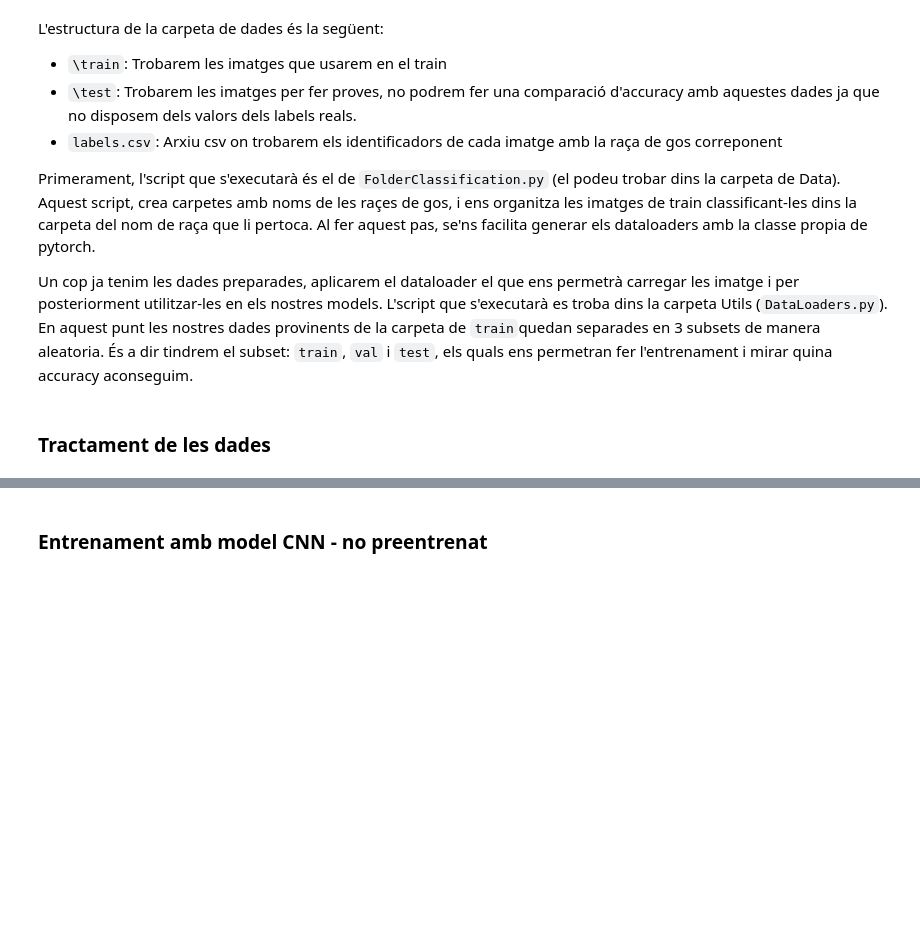
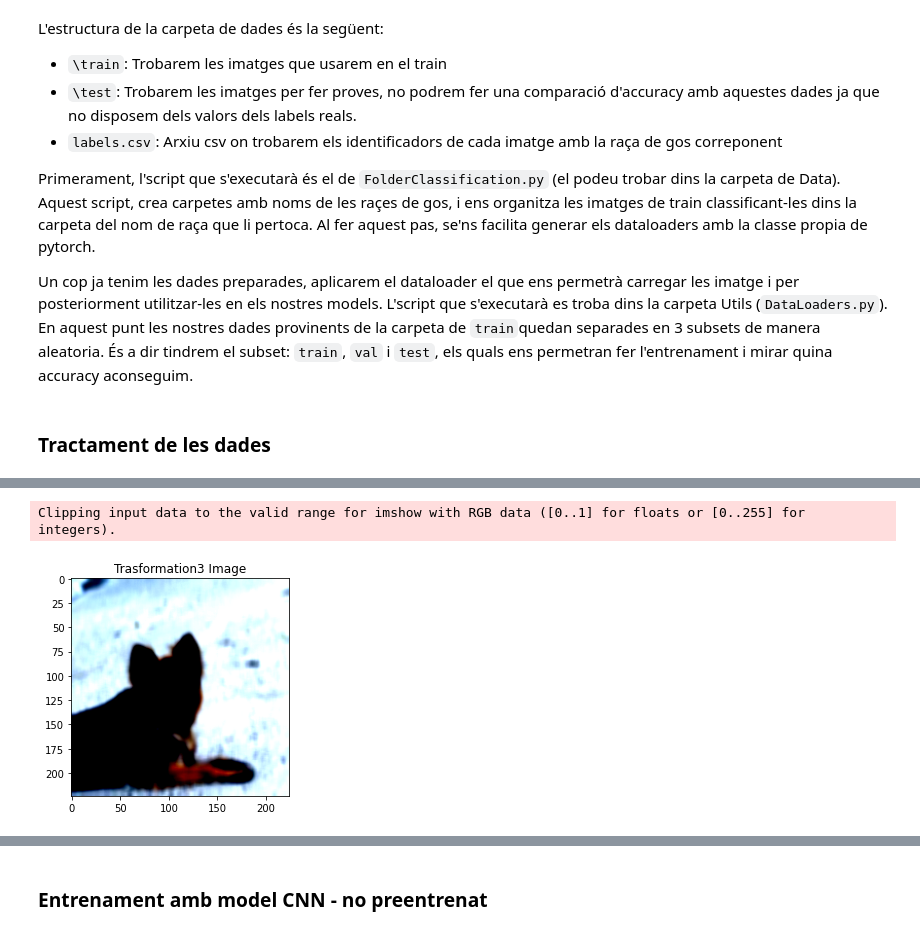
Before and after one commit to DCC-UAB/Dog_Breed_Classification, a Jupyter notebook: Demostracio_resultats.ipynb, the cells around one changed output, grey strips where cells are left out. Drawn from its saved outputs; the diff is of its cells as text; code cells hidden in the pictures; blank space fills up the shorter version.

```diff
--- a/Demostracio_resultats.ipynb
+++ b/Demostracio_resultats.ipynb
@@ -86,0 +147,16 @@ Un cop ja tenim les dades preparades, aplicarem el dataloader el que ens permetr
+# %%
+#Transformation 3 (Complete one)
+data_transforms_complete =  transforms.Compose([
+        transforms.Resize(input_size),
+        transforms.CenterCrop(input_size),
+        transforms.RandomVerticalFlip(p=0.5), #Random flip the image vertically with a probablity of 0.5
+        transforms.RandomHorizontalFlip(p=0.5), #Random flip the image horizontally with a probablity of 0.5
+        transforms.GaussianBlur(kernel_size=(5, 9), sigma=(0.1, 5)), # Apply Gaussian blur to the image
+        transforms.ToTensor(),
+        normalize
+    ])
+T3 = data_transforms_complete(img_example)
+Show_Image(T3.permute(1, 2, 0), 'Trasformation3 Image')
+# %% [output]
+Clipping input data to the valid range for imshow with RGB data ([0..1] for floats or [0..255] for integers).
+[figure, added]
```
Also changed, not shown: parts of 47 cells of this notebook.
